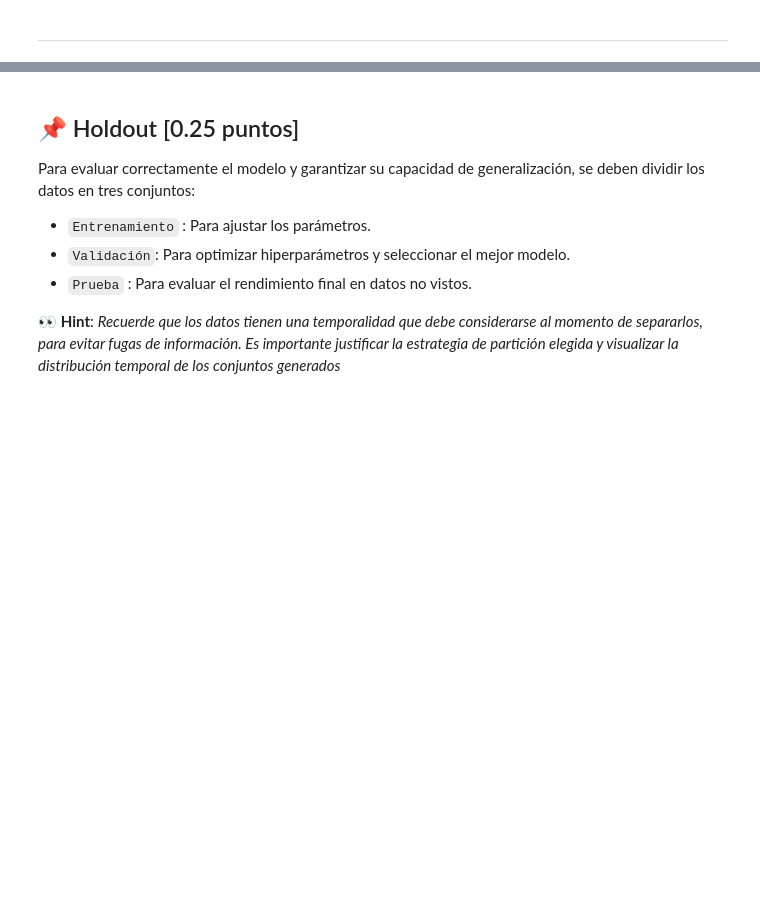
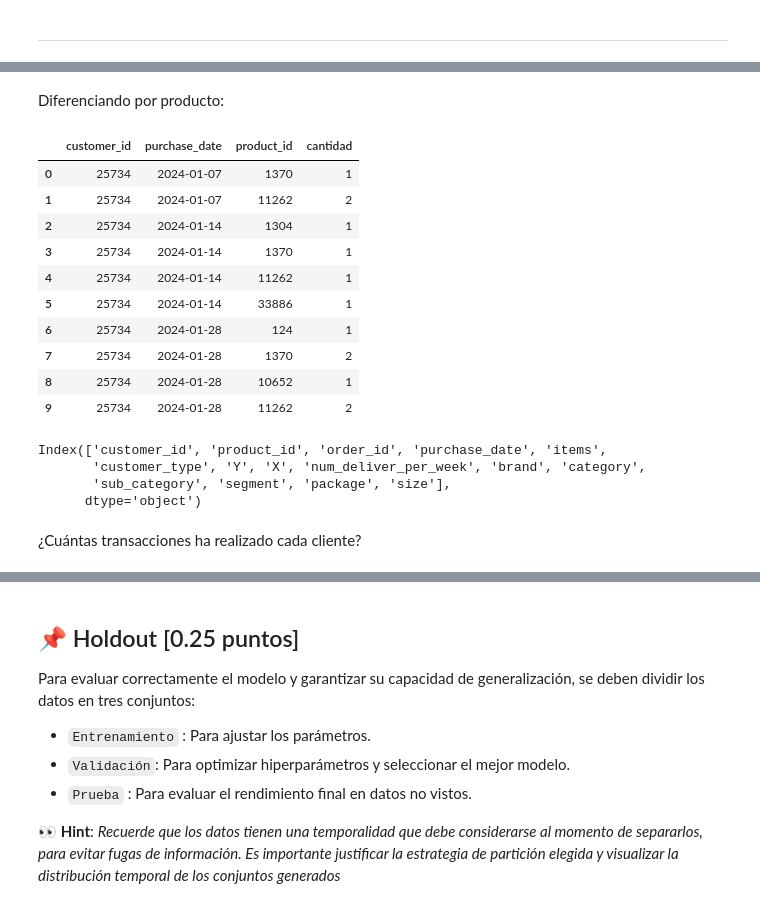
Before and after one commit to cristianjaram/MDS7202-labs, a Jupyter notebook: proyecto_lab/enunciado_entrega1.ipynb, the cells around one changed output, grey strips where cells are left out. Drawn from its saved outputs; the diff is of its cells as text; code cells hidden in the pictures; blank space fills up the shorter version.

Commit message:
patrones de compra

```diff
--- a/proyecto_lab/enunciado_entrega1.ipynb
+++ b/proyecto_lab/enunciado_entrega1.ipynb
@@ -620,0 +648,31 @@ Name: count, Length: 366, dtype: int64
+# %% [markdown]
+Diferenciando por producto:
+# %%
+compras_semanales_clientes = data.groupby([
+    'customer_id',
+    pd.Grouper(key='purchase_date', freq='W-SUN'),
+    'product_id'
+    ]).size().reset_index(name='cantidad')
+# %%
+compras_semanales_clientes.head(10)
+# %% [output]
+|  | customer_id | purchase_date | product_id | cantidad |
+| 0 | 25734 | 2024-01-07 | 1370 | 1 |
+| 1 | 25734 | 2024-01-07 | 11262 | 2 |
+| 2 | 25734 | 2024-01-14 | 1304 | 1 |
+| 3 | 25734 | 2024-01-14 | 1370 | 1 |
+| 4 | 25734 | 2024-01-14 | 11262 | 1 |
+| 5 | 25734 | 2024-01-14 | 33886 | 1 |
+| 6 | 25734 | 2024-01-28 | 124 | 1 |
+| 7 | 25734 | 2024-01-28 | 1370 | 2 |
+| 8 | 25734 | 2024-01-28 | 10652 | 1 |
+| 9 | 25734 | 2024-01-28 | 11262 | 2 |
+# %%
+data.columns
+# %% [output]
+Index(['customer_id', 'product_id', 'order_id', 'purchase_date', 'items',
+       'customer_type', 'Y', 'X', 'num_deliver_per_week', 'brand', 'category',
+       'sub_category', 'segment', 'package', 'size'],
+      dtype='object')
+# %% [markdown]
+¿Cuántas transacciones ha realizado cada cliente?
```
Also changed, not shown: parts of 12 cells of this notebook.
